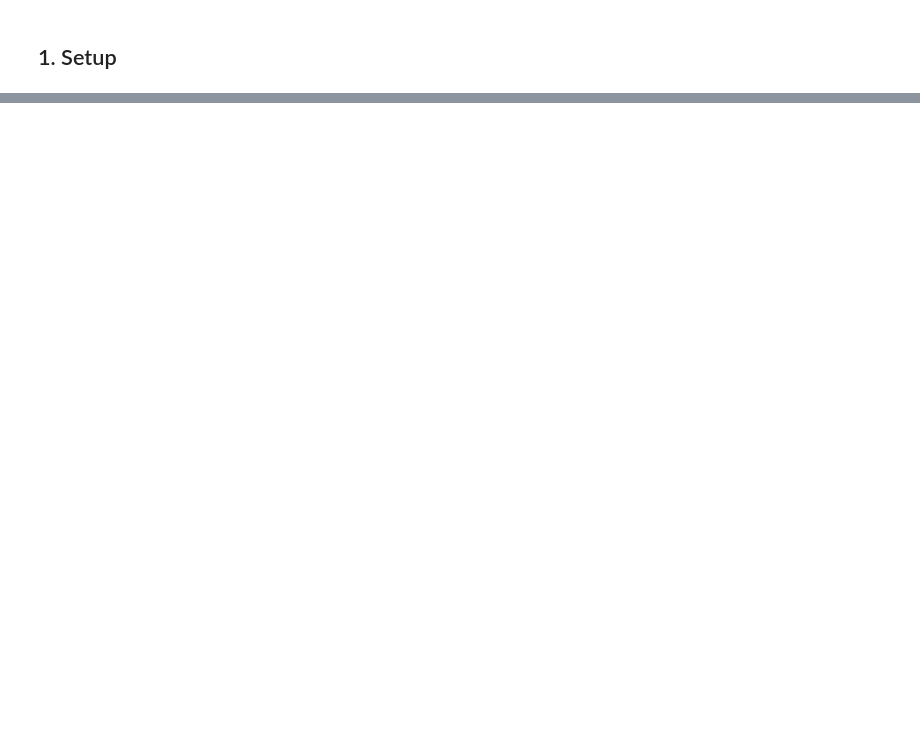
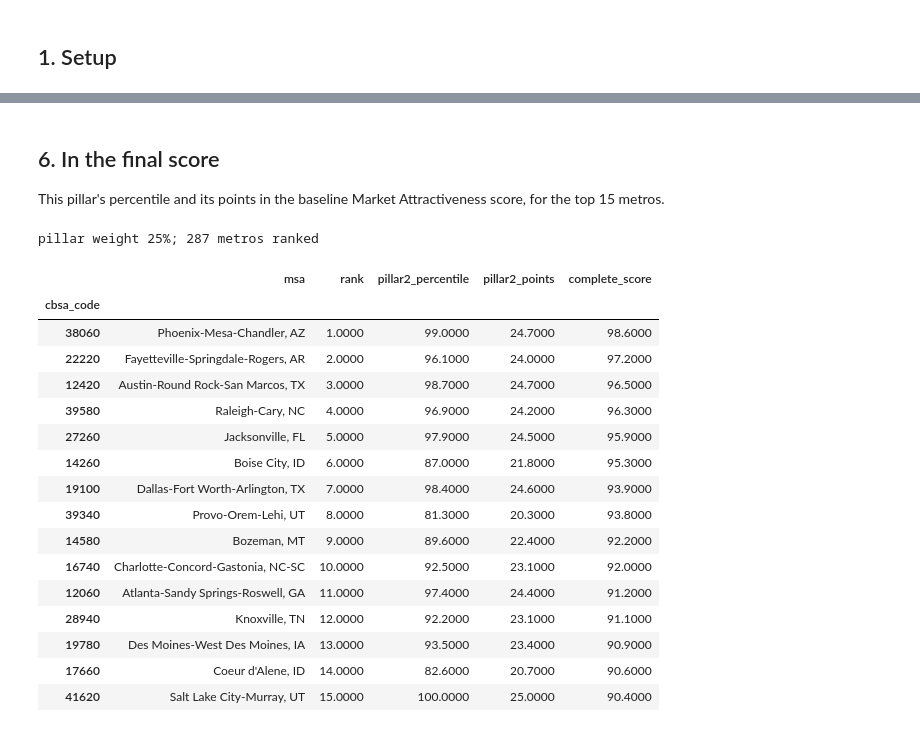
Before and after one commit to Kottakotavenkatakeerthika/bankunited-market-expansion, a Jupyter notebook: notebooks/pillar2_deposits_treasury.ipynb, the cells around one changed output, grey strips where cells are left out. Saved outputs shown, nothing was run; the diff lists cells and outputs as text; code cells hidden in the pictures; blank space fills up the shorter version.

```diff
--- a/notebooks/pillar2_deposits_treasury.ipynb
+++ b/notebooks/pillar2_deposits_treasury.ipynb
@@ -550,0 +208,27 @@ wrote outputs\pillar_scores\pillar2_scores.csv and outputs\pillar_scores\pillar2
+# %% [markdown]
+## 6. In the final score
+
+This pillar's percentile and its points in the baseline Market Attractiveness score, for the top 15 metros.
+# %%
+final, report = ma.run(ROOT, write=False, compare_baseline=False, as_of=AS_OF)
+print(f"pillar weight {report['weights_effective'][PILLAR]:.0%}; {report['complete_msas']} metros ranked")
+final.sort_values("rank").head(15)[["msa", "rank", f"{PILLAR}_percentile", f"{PILLAR}_points", "complete_score"]].round(1)
+# %% [output]
+pillar weight 25%; 287 metros ranked
+|  | msa | rank | pillar2_percentile | pillar2_points | complete_score |
+| cbsa_code |  |  |  |  |  |
+| 38060 | Phoenix-Mesa-Chandler, AZ | 1.0000 | 99.0000 | 24.7000 | 98.6000 |
+| 22220 | Fayetteville-Springdale-Rogers, AR | 2.0000 | 96.1000 | 24.0000 | 97.2000 |
+| 12420 | Austin-Round Rock-San Marcos, TX | 3.0000 | 98.7000 | 24.7000 | 96.5000 |
+| 39580 | Raleigh-Cary, NC | 4.0000 | 96.9000 | 24.2000 | 96.3000 |
+| 27260 | Jacksonville, FL | 5.0000 | 97.9000 | 24.5000 | 95.9000 |
+| 14260 | Boise City, ID | 6.0000 | 87.0000 | 21.8000 | 95.3000 |
+| 19100 | Dallas-Fort Worth-Arlington, TX | 7.0000 | 98.4000 | 24.6000 | 93.9000 |
+| 39340 | Provo-Orem-Lehi, UT | 8.0000 | 81.3000 | 20.3000 | 93.8000 |
+| 14580 | Bozeman, MT | 9.0000 | 89.6000 | 22.4000 | 92.2000 |
+| 16740 | Charlotte-Concord-Gastonia, NC-SC | 10.0000 | 92.5000 | 23.1000 | 92.0000 |
+| 12060 | Atlanta-Sandy Springs-Roswell, GA | 11.0000 | 97.4000 | 24.4000 | 91.2000 |
+| 28940 | Knoxville, TN | 12.0000 | 92.2000 | 23.1000 | 91.1000 |
+| 19780 | Des Moines-West Des Moines, IA | 13.0000 | 93.5000 | 23.4000 | 90.9000 |
+| 17660 | Coeur d'Alene, ID | 14.0000 | 82.6000 | 20.7000 | 90.6000 |
+| 41620 | Salt Lake City-Murray, UT | 15.0000 | 100.0000 | 25.0000 | 90.4000 |
```
Also changed, not shown: parts of 43 cells of this notebook, 42 other files.
